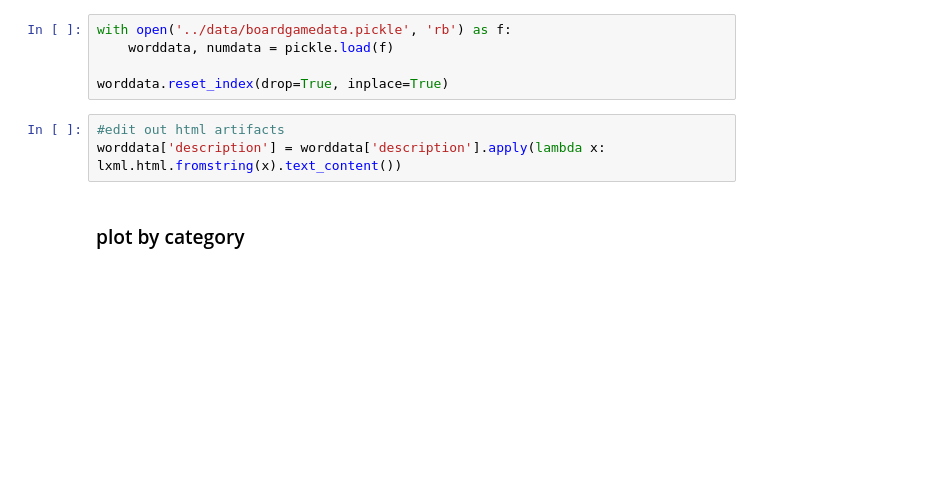
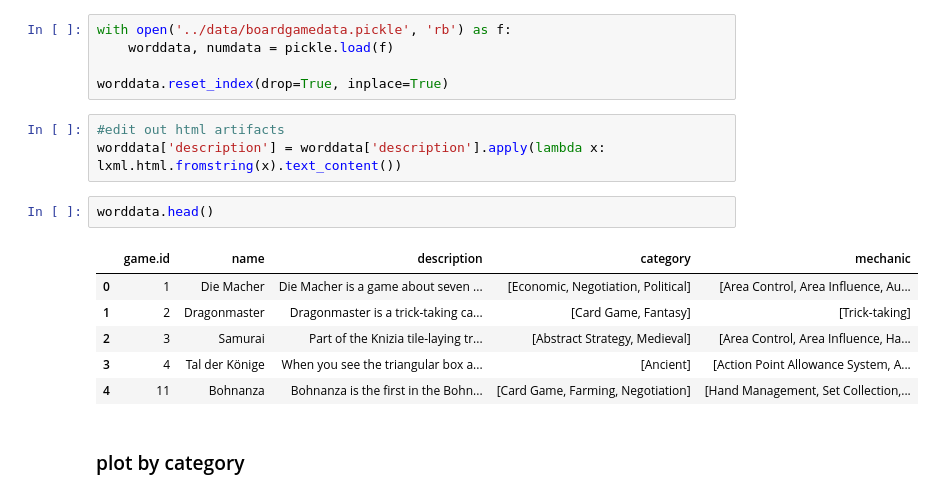
Before and after one commit to zyang0009/boardgamerecommender, a Jupyter notebook: src/2.EDA.ipynb, the cells around one changed output. Cells and saved outputs as stored; diff of their text form; blank space fills up the shorter version.

```diff
--- a/src/2.EDA.ipynb
+++ b/src/2.EDA.ipynb
@@ -21,6 +21,15 @@ worddata.reset_index(drop=True, inplace=True)
 # %%
 #edit out html artifacts
 worddata['description'] = worddata['description'].apply(lambda x: lxml.html.fromstring(x).text_content())
+# %%
+worddata.head()
+# %% [output]
+|  | game.id | name | description | category | mechanic |
+| 0 | 1 | Die Macher | Die Macher is a game about seven ... | [Economic, Negotiation, Political] | [Area Control, Area Influence, Au... |
+| 1 | 2 | Dragonmaster | Dragonmaster is a trick-taking ca... | [Card Game, Fantasy] | [Trick-taking] |
+| 2 | 3 | Samurai | Part of the Knizia tile-laying tr... | [Abstract Strategy, Medieval] | [Area Control, Area Influence, Ha... |
+| 3 | 4 | Tal der Könige | When you see the triangular box a... | [Ancient] | [Action Point Allowance System, A... |
+| 4 | 11 | Bohnanza | Bohnanza is the first in the Bohn... | [Card Game, Farming, Negotiation] | [Hand Management, Set Collection,... |
 # %% [markdown]
 ### plot by category
 # %%
```
Also changed, not shown: parts of 19 cells of this notebook, 51 other files.
